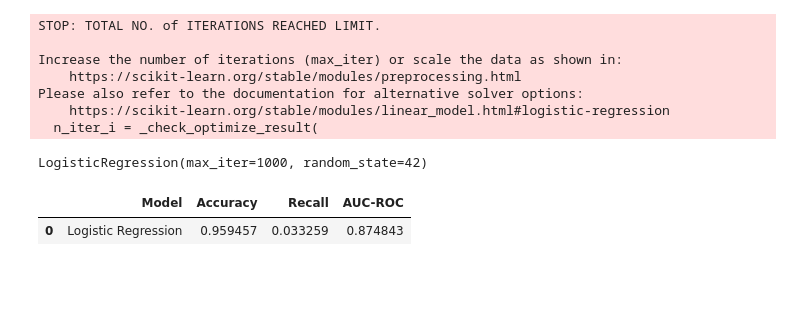
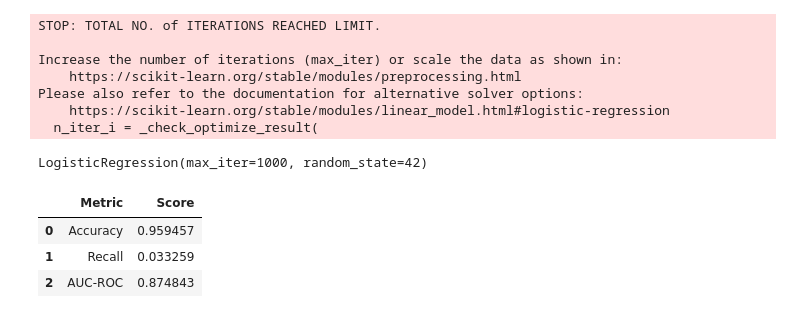
Before and after one commit to SlowJii/PTIT-CNN-Prediction-Cardiovascular, a Jupyter notebook: CNN-Cardiovascular-Prediction.ipynb, the cells around one changed output. Drawn from its saved outputs; the diff is of its cells as text; code cells hidden in the pictures; blank space fills up the shorter version.

```diff
--- a/CNN-Cardiovascular-Prediction.ipynb
+++ b/CNN-Cardiovascular-Prediction.ipynb
@@ -262,15 +271,17 @@ from sklearn.metrics import accuracy_score, recall_score, roc_auc_score
 accuracy = accuracy_score(y_test, y_pred)
 recall = recall_score(y_test, y_pred)
 auc_roc = roc_auc_score(y_test, y_proba)
-# %%
-logistic_performance = pd.DataFrame({
-    'Model': ['Logistic Regression'],
-    'Accuracy': [accuracy],
-    'Recall': [recall],
-    'AUC-ROC': [auc_roc]
-})
-
-logistic_performance
-# %% [output]
-|  | Model | Accuracy | Recall | AUC-ROC |
-| 0 | Logistic Regression | 0.959457 | 0.033259 | 0.874843 |
+# %%
+# Display the performance metrics
+performance_metrics = pd.DataFrame({
+    'Metric': ['Accuracy', 'Recall', 'AUC-ROC'],
+    'Score': [accuracy, recall, auc_roc]
+})
+
+# Show the performance metrics
+performance_metrics
+# %% [output]
+|  | Metric | Score |
+| 0 | Accuracy | 0.959457 |
+| 1 | Recall | 0.033259 |
+| 2 | AUC-ROC | 0.874843 |
```
Also changed, not shown: parts of 15 cells of this notebook.
